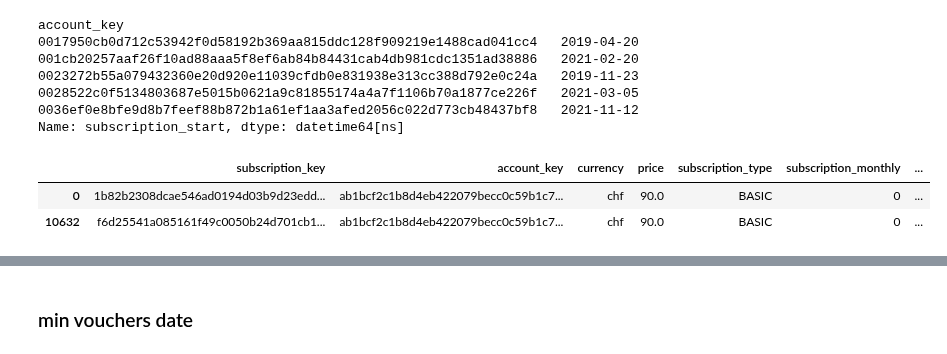
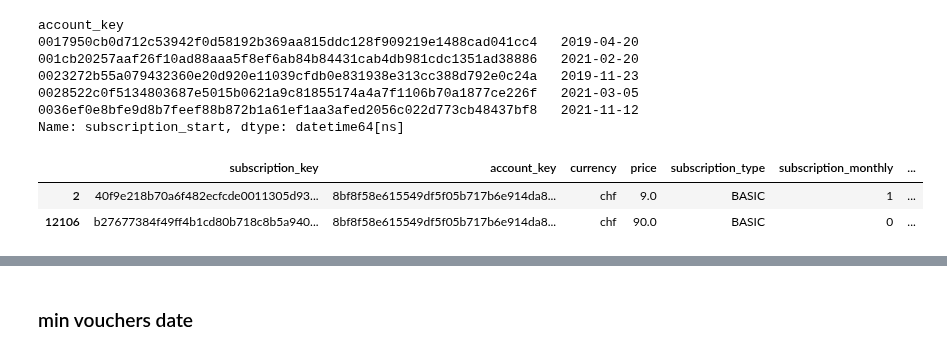
Before and after one commit to elisicke/Data-Analyst-Capstone-Project, a Jupyter notebook: EDA_Liz.ipynb, the cells around one changed output, grey strips where cells are left out. Saved outputs shown, nothing was run; the diff lists cells and outputs as text; code cells hidden in the pictures.

```diff
--- a/EDA_Liz.ipynb
+++ b/EDA_Liz.ipynb
@@ -238,11 +238,13 @@ account_key
 0036ef0e8bfe9d8b7feef88b872b1a61ef1aa3afed2056c022d773cb48437bf8   2021-11-12
 Name: subscription_start, dtype: datetime64[ns]
 # %%
-df_subscriptions_vouchers = pd.merge(df_subscriptions, df_account_sub_min_date, on='account_key', how='left')
+df_subscriptions_eda = pd.merge(df_subscriptions_eda, df_account_sub_min_date, on='account_key', how='left')
+# %%
+df_subscriptions_eda.rename(columns = {'subscription_start_y':'min_subscription_start'}, inplace = True)
 # %%
 #check if code min sub date works
-df_subscriptions_vouchers[df_subscriptions_vouchers['account_key'].str.contains('ab1bcf2c1b8d4eb422079becc0c59b1c7db2fd009235d2', na=False)]
+df_subscriptions_eda[df_subscriptions_eda['account_key'].str.contains('8bf8f58e615549df5f05b717b6e914da80e213edab3dba', na=False)]
 # %% [output]
 |  | subscription_key | account_key | currency | price | subscription_type | subscription_monthly | ... |
-| 0 | 1b82b2308dcae546ad0194d03b9d23edd... | ab1bcf2c1b8d4eb422079becc0c59b1c7... | chf | 90.0 | BASIC | 0 | ... |
-| 10632 | f6d25541a085161f49c0050b24d701cb1... | ab1bcf2c1b8d4eb422079becc0c59b1c7... | chf | 90.0 | BASIC | 0 | ... |
+| 2 | 40f9e218b70a6f482ecfcde0011305d93... | 8bf8f58e615549df5f05b717b6e914da8... | chf | 9.0 | BASIC | 1 | ... |
+| 12106 | b27677384f49ff4b1cd80b718c8b5a940... | 8bf8f58e615549df5f05b717b6e914da8... | chf | 90.0 | BASIC | 0 | ... |
```
Also changed, not shown: parts of 8 cells of this notebook, 1 other file.
